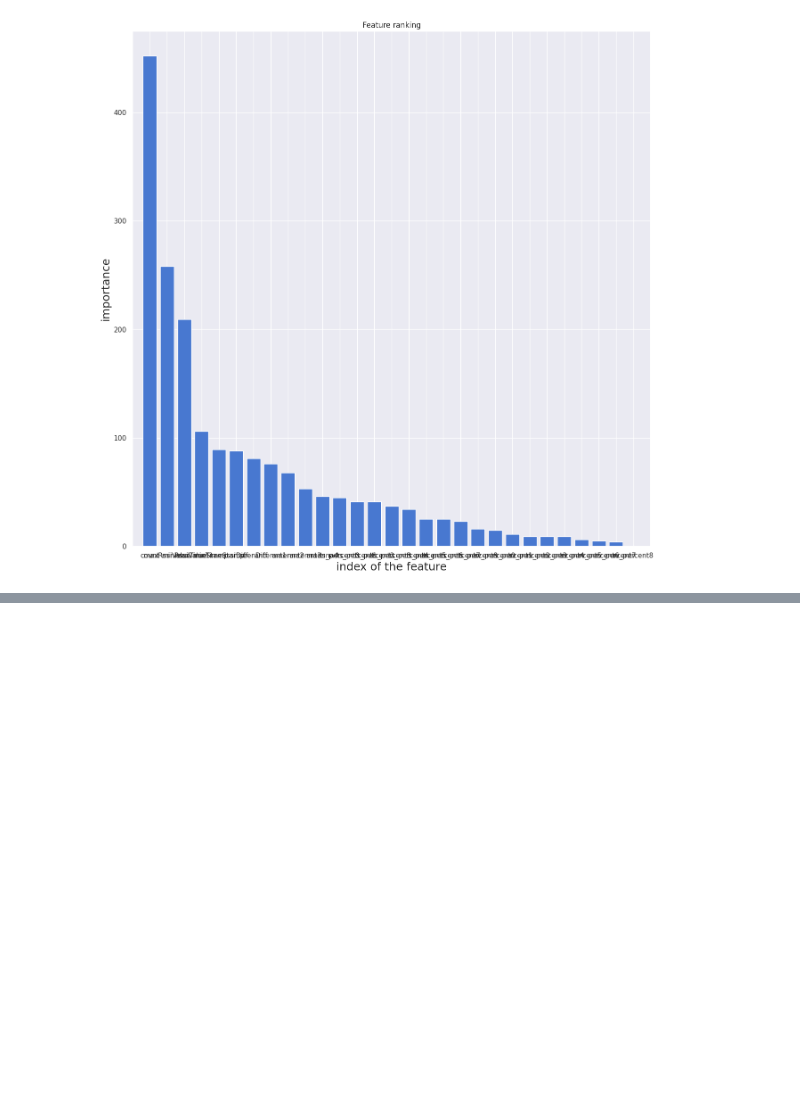
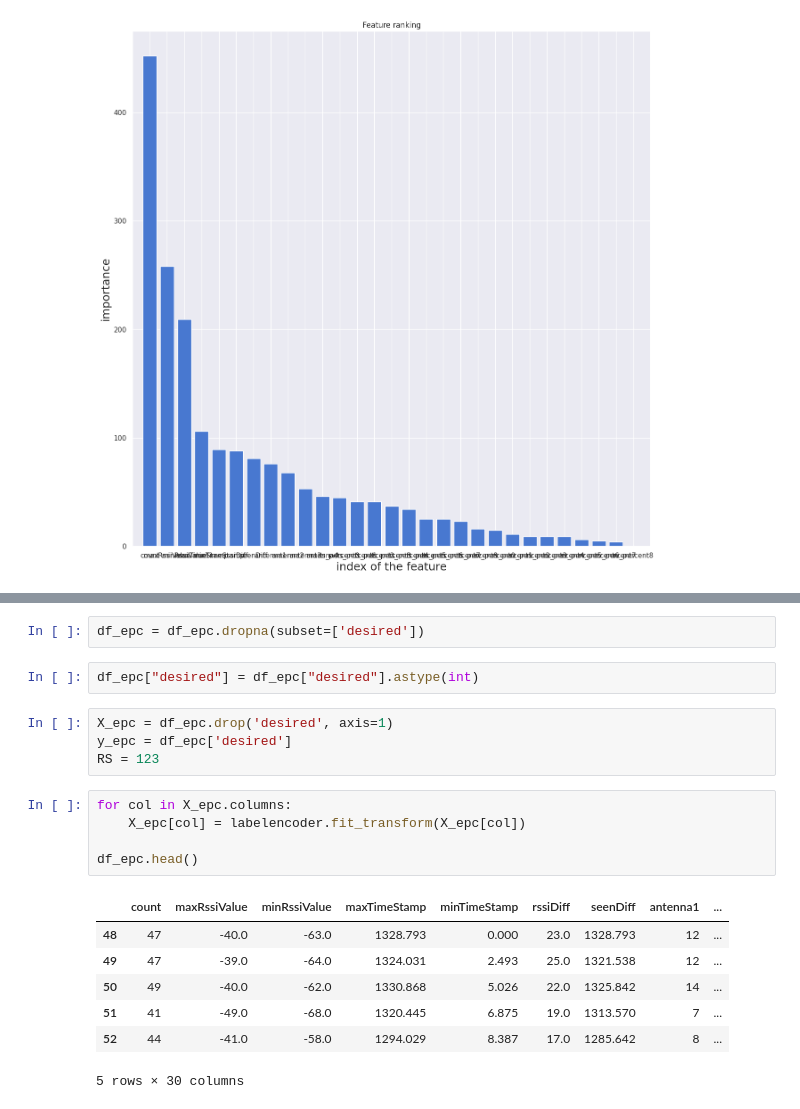
Before and after one commit to CharlyWheels/Carlos_Rueda_TFM, a Jupyter notebook: Labepc_ML_standard.ipynb, the cells around one changed output, grey strips where cells are left out. Cells and saved outputs as stored; diff of their text form; blank space fills up the shorter version.

```diff
--- a/Labepc_ML_standard.ipynb
+++ b/Labepc_ML_standard.ipynb
@@ -228,0 +267,21 @@ Text(0.5, 0, 'index of the feature')
+# %%
+df_epc = df_epc.dropna(subset=['desired'])
+# %%
+df_epc["desired"] = df_epc["desired"].astype(int)
+# %%
+X_epc = df_epc.drop('desired', axis=1)
+y_epc = df_epc['desired']
+RS = 123
+# %%
+for col in X_epc.columns:
+    X_epc[col] = labelencoder.fit_transform(X_epc[col])
+
+df_epc.head()
+# %% [output]
+|  | count | maxRssiValue | minRssiValue | maxTimeStamp | minTimeStamp | rssiDiff | seenDiff | antenna1 | ... |
+| 48 | 47 | -40.0 | -63.0 | 1328.793 | 0.000 | 23.0 | 1328.793 | 12 | ... |
+| 49 | 47 | -39.0 | -64.0 | 1324.031 | 2.493 | 25.0 | 1321.538 | 12 | ... |
+| 50 | 49 | -40.0 | -62.0 | 1330.868 | 5.026 | 22.0 | 1325.842 | 14 | ... |
+| 51 | 41 | -49.0 | -68.0 | 1320.445 | 6.875 | 19.0 | 1313.570 | 7 | ... |
+| 52 | 44 | -41.0 | -58.0 | 1294.029 | 8.387 | 17.0 | 1285.642 | 8 | ... |
+5 rows × 30 columns
```
Also changed, not shown: parts of 11 cells of this notebook.
